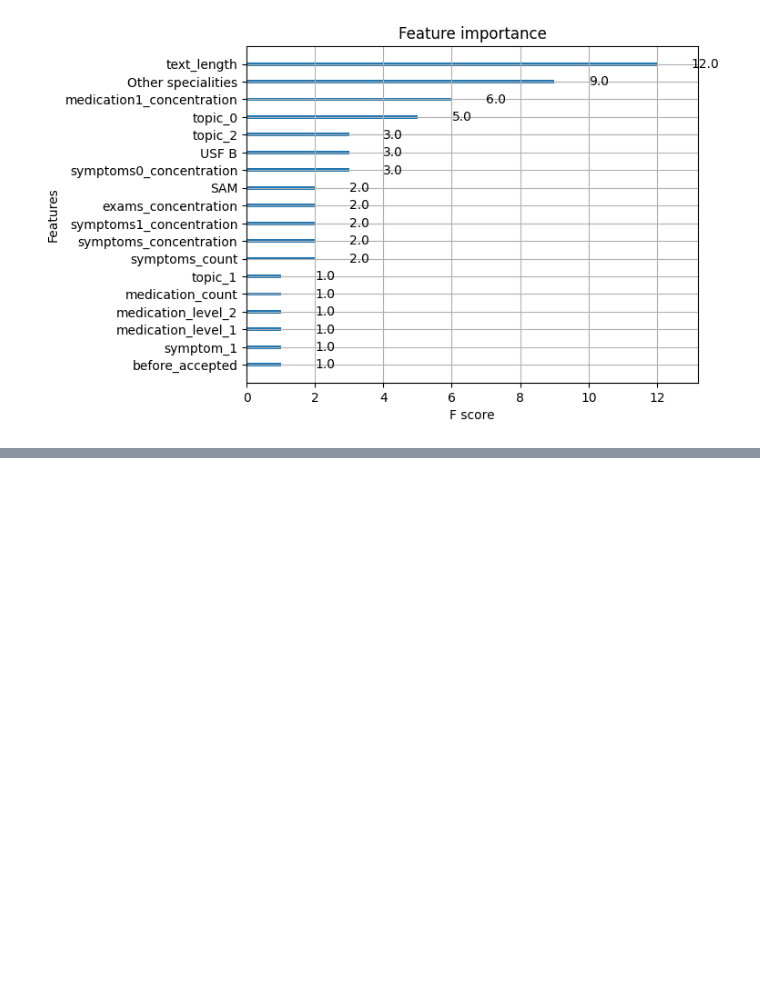
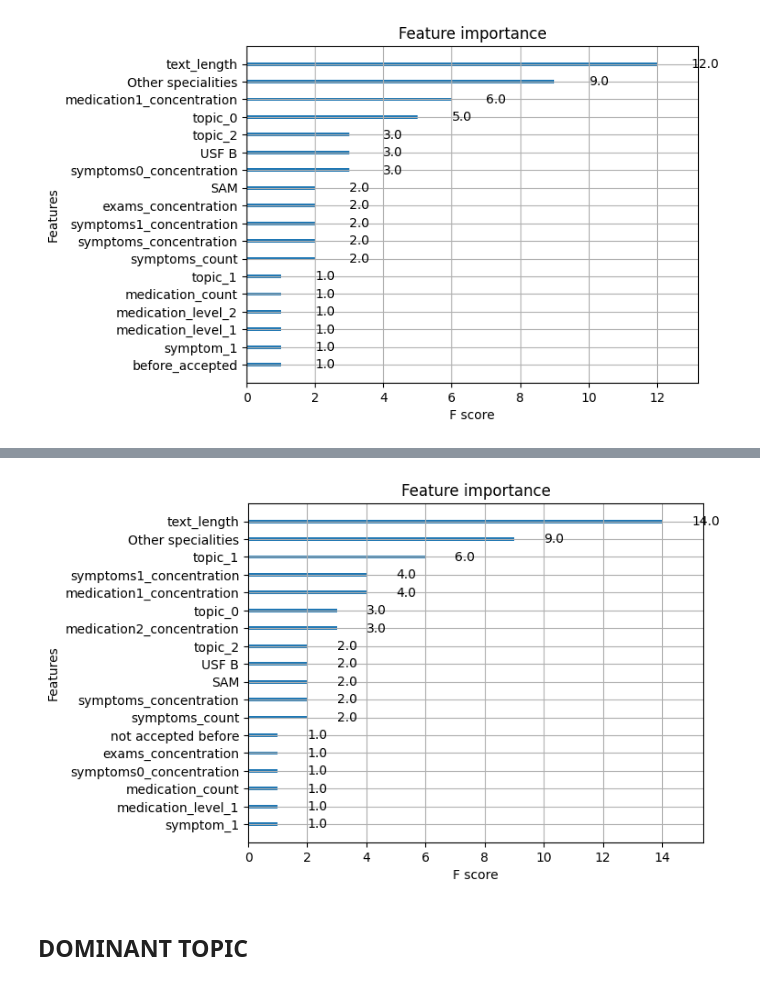
Before and after one commit to Data-Science-Knowledge-Center-Nova-SBE/PBL-HGO, a Jupyter notebook: LDA.ipynb, the cells around one changed output, grey strips where cells are left out. Drawn from its saved outputs; the diff is of its cells as text; code cells hidden in the pictures; blank space fills up the shorter version.

```diff
--- a/LDA.ipynb
+++ b/LDA.ipynb
@@ -659,0 +736,10 @@ plt.show()
+# %%
+from xgboost import plot_importance
+
+# Plot the feature importance scores
+plot_importance(model_score)
+plt.show()
+# %% [output]
+[figure, added]
+# %% [markdown]
+## DOMINANT TOPIC
```
Also changed, not shown: parts of 20 cells of this notebook, 1 other file.
